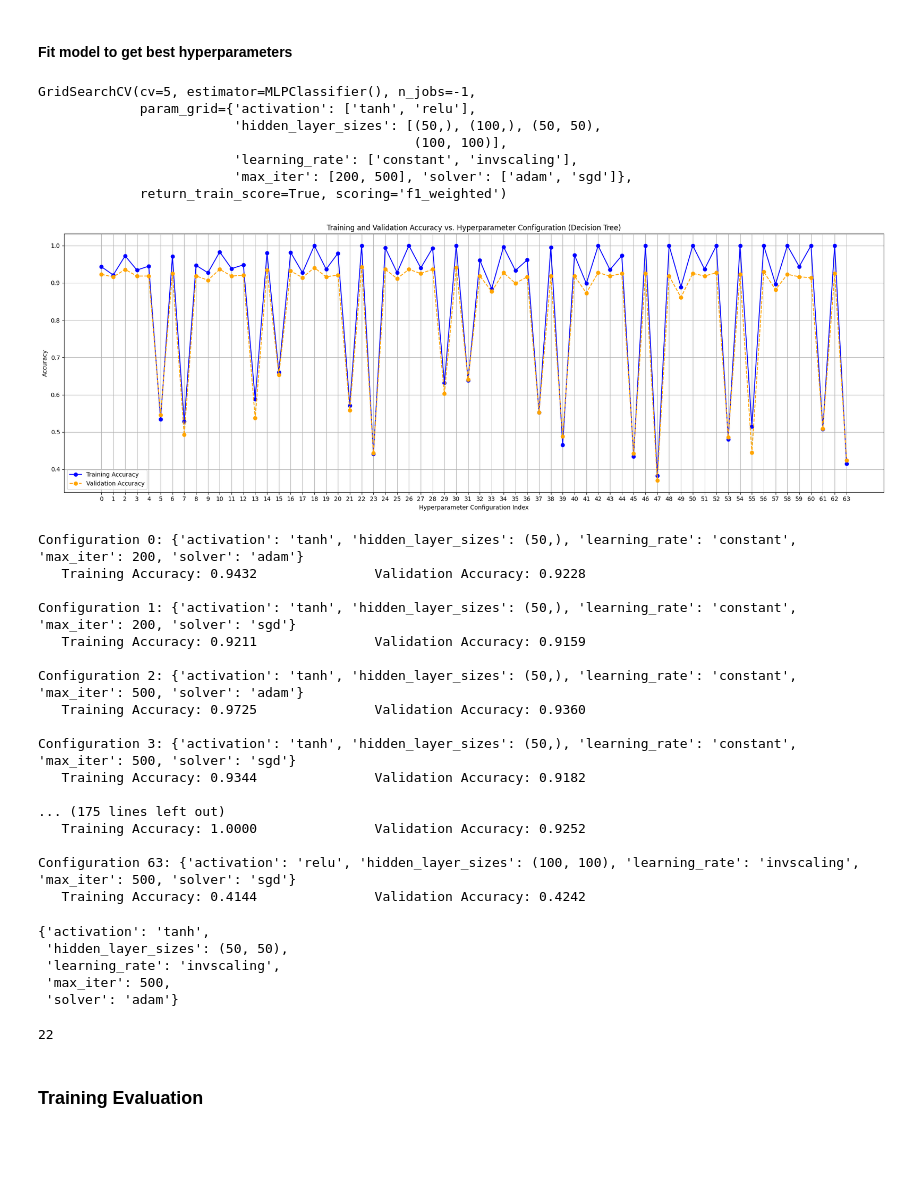
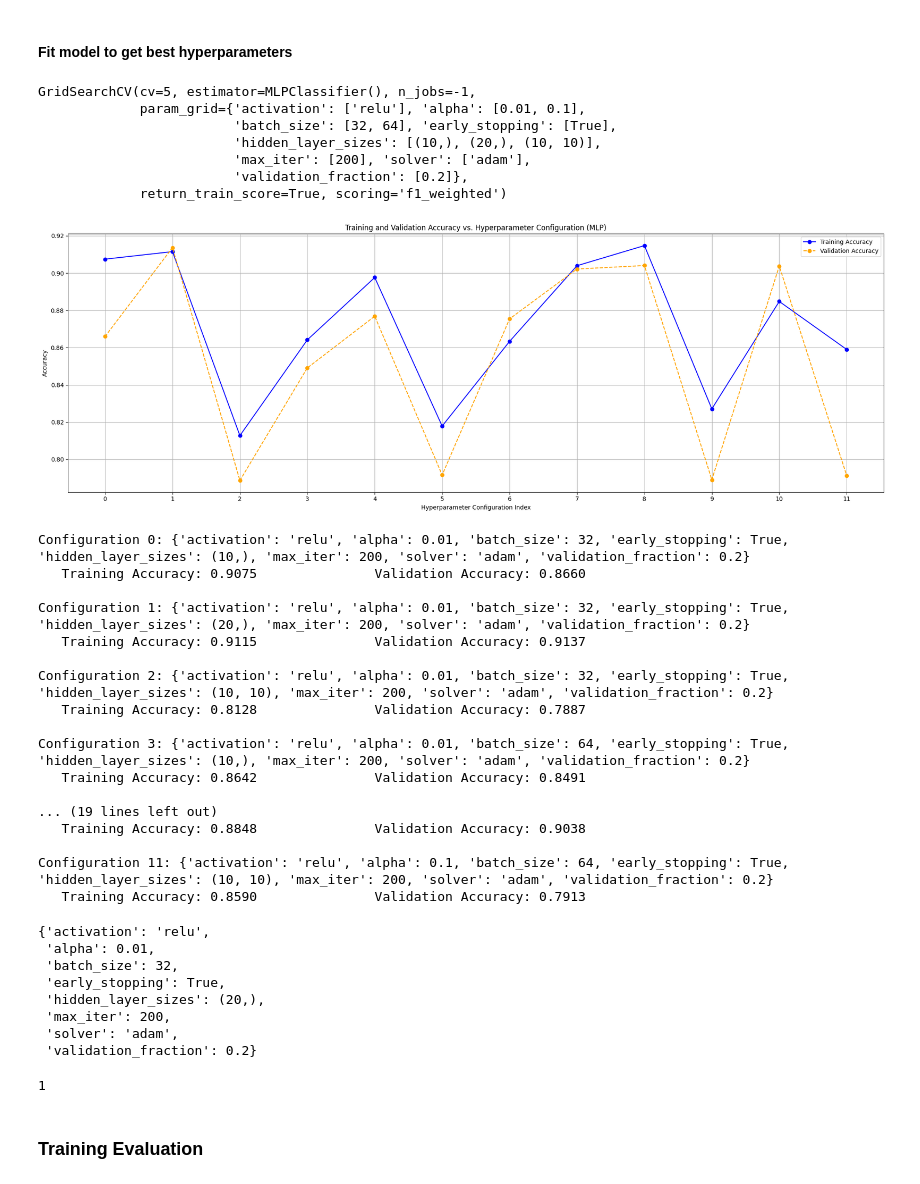
Before and after one commit to Malak0277/Breast-Cancer-Types-Prediction, a Jupyter notebook: Breast_Cancer_Model_Development_2.ipynb, the cells around one changed output. Drawn from its saved outputs; the diff is of its cells as text; code cells hidden in the pictures; blank space fills up the shorter version.

```diff
--- a/Breast_Cancer_Model_Development_2.ipynb
+++ b/Breast_Cancer_Model_Development_2.ipynb
@@ -647,2 +560,13 @@ mlp_param_grid = {
+# %%
+mlp_param_grid = {
+    'hidden_layer_sizes': [(10,), (20,), (10, 10)],  # Smaller networks
+    'activation': ['relu'],  # Stick with ReLU for simpler decision boundaries
+    'solver': ['adam'],
+    'max_iter': [200],  # Reduce iterations
+    'alpha': [0.01, 0.1],  # Stronger regularization
+    'batch_size': [32, 64],  # Explicit batch sizes for better regularization
+    'early_stopping': [True],  # Add early stopping
+    'validation_fraction': [0.2]  # Set aside validation data
+}
 # %%
 # Set up GridSearchCV to tune hyperparameters with 5-fold cross-validation
@@ -661,47 +584,50 @@ mlp_grid_search = GridSearchCV(
 mlp_grid_search.fit(X_train, y_train)
 # %% [output]
 GridSearchCV(cv=5, estimator=MLPClassifier(), n_jobs=-1,
-             param_grid={'activation': ['tanh', 'relu'],
-                         'hidden_layer_sizes': [(50,), (100,), (50, 50),
-                                                (100, 100)],
-                         'learning_rate': ['constant', 'invscaling'],
-                         'max_iter': [200, 500], 'solver': ['adam', 'sgd']},
+             param_grid={'activation': ['relu'], 'alpha': [0.01, 0.1],
+                         'batch_size': [32, 64], 'early_stopping': [True],
+                         'hidden_layer_sizes': [(10,), (20,), (10, 10)],
+                         'max_iter': [200], 'solver': ['adam'],
+                         'validation_fraction': [0.2]},
              return_train_score=True, scoring='f1_weighted')
 # %%
-plot_hyperparameter_results(mlp_grid_search, "Decision Tree")
+plot_hyperparameter_results(mlp_grid_search, "MLP")
 # %% [output]
-[figure, old version]
+[figure, new version]
-Configuration 0: {'activation': 'tanh', 'hidden_layer_sizes': (50,), 'learning_rate': 'constant', 'max_iter': 200, 'solver': 'adam'}
-   Training Accuracy: 0.9432               Validation Accuracy: 0.9228
+Configuration 0: {'activation': 'relu', 'alpha': 0.01, 'batch_size': 32, 'early_stopping': True, 'hidden_layer_sizes': (10,), 'max_iter': 200, 'solver': 'adam', 'validation_fraction': 0.2}
+   Training Accuracy: 0.9075               Validation Accuracy: 0.8660
 
-Configuration 1: {'activation': 'tanh', 'hidden_layer_sizes': (50,), 'learning_rate': 'constant', 'max_iter': 200, 'solver': 'sgd'}
-   Training Accuracy: 0.9211               Validation Accuracy: 0.9159
+Configuration 1: {'activation': 'relu', 'alpha': 0.01, 'batch_size': 32, 'early_stopping': True, 'hidden_layer_sizes': (20,), 'max_iter': 200, 'solver': 'adam', 'validation_fraction': 0.2}
+   Training Accuracy: 0.9115               Validation Accuracy: 0.9137
 
-Configuration 2: {'activation': 'tanh', 'hidden_layer_sizes': (50,), 'learning_rate': 'constant', 'max_iter': 500, 'solver': 'adam'}
-   Training Accuracy: 0.9725               Validation Accuracy: 0.9360
+Configuration 2: {'activation': 'relu', 'alpha': 0.01, 'batch_size': 32, 'early_stopping': True, 'hidden_layer_sizes': (10, 10), 'max_iter': 200, 'solver': 'adam', 'validation_fraction': 0.2}
+   Training Accuracy: 0.8128               Validation Accuracy: 0.7887
 
-Configuration 3: {'activation': 'tanh', 'hidden_layer_sizes': (50,), 'learning_rate': 'constant', 'max_iter': 500, 'solver': 'sgd'}
-   Training Accuracy: 0.9344               Validation Accuracy: 0.9182
+Configuration 3: {'activation': 'relu', 'alpha': 0.01, 'batch_size': 64, 'early_stopping': True, 'hidden_layer_sizes': (10,), 'max_iter': 200, 'solver': 'adam', 'validation_fraction': 0.2}
+   Training Accuracy: 0.8642               Validation Accuracy: 0.8491
 
-... (175 lines left out)
-   Training Accuracy: 1.0000               Validation Accuracy: 0.9252
+... (19 lines left out)
+   Training Accuracy: 0.8848               Validation Accuracy: 0.9038
 
-Configuration 63: {'activation': 'relu', 'hidden_layer_sizes': (100, 100), 'learning_rate': 'invscaling', 'max_iter': 500, 'solver': 'sgd'}
-   Training Accuracy: 0.4144               Validation Accuracy: 0.4242
+Configuration 11: {'activation': 'relu', 'alpha': 0.1, 'batch_size': 64, 'early_stopping': True, 'hidden_layer_sizes': (10, 10), 'max_iter': 200, 'solver': 'adam', 'validation_fraction': 0.2}
+   Training Accuracy: 0.8590               Validation Accuracy: 0.7913
 # %%
 # Get the best model based on the grid search
 best_mlp_model = mlp_grid_search.best_estimator_
 mlp_grid_search.best_params_
 # %% [output]
-{'activation': 'tanh',
- 'hidden_layer_sizes': (50, 50),
- 'learning_rate': 'invscaling',
- 'max_iter': 500,
- 'solver': 'adam'}
+{'activation': 'relu',
+ 'alpha': 0.01,
+ 'batch_size': 32,
+ 'early_stopping': True,
+ 'hidden_layer_sizes': (20,),
+ 'max_iter': 200,
+ 'solver': 'adam',
+ 'validation_fraction': 0.2}
 # %%
 mlp_grid_search.best_index_
 # %% [output]
-22
+1
 # %% [markdown]
 ### Training Evaluation
 # %% [markdown]
```
Also changed, not shown: parts of 49 cells of this notebook.
